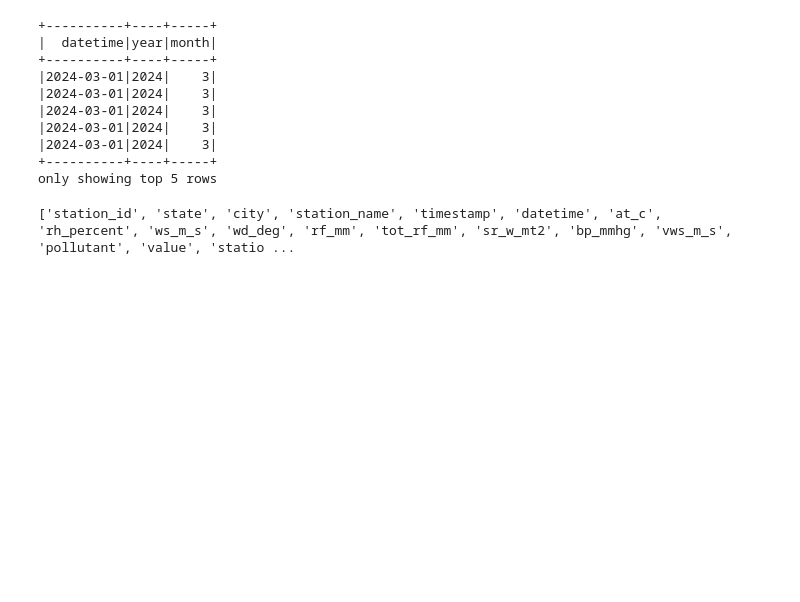
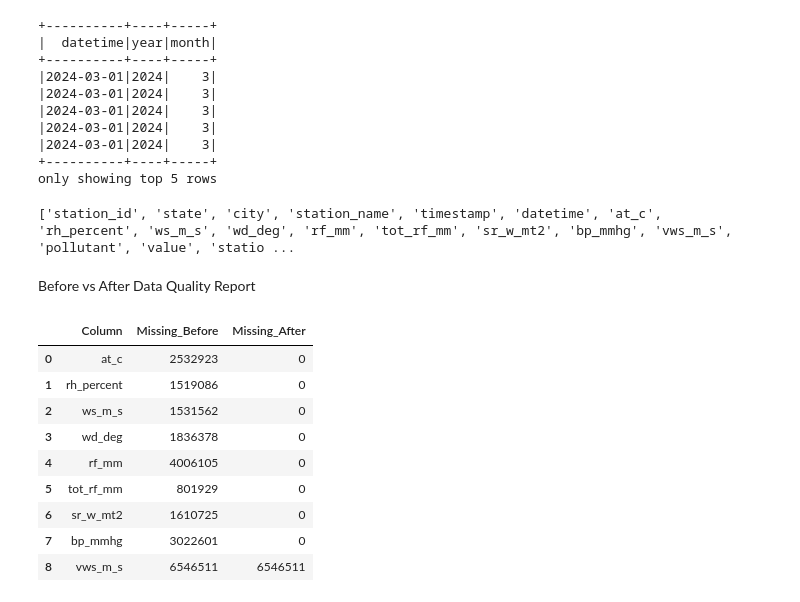
Before and after one commit to anubhavkumar-iit/DATA-ENGINEERING-PROJECT, a Jupyter notebook: DEM_Project_Milestone3 haha/notebooks/Team5_Milestone3_Batch_Transformation.ipynb, the cells around one changed output. Saved outputs shown, nothing was run; the diff lists cells and outputs as text; code cells hidden in the pictures; blank space fills up the shorter version.

```diff
--- a/DEM_Project_Milestone3 haha/notebooks/Team5_Milestone3_Batch_Transformation.ipynb
+++ b/DEM_Project_Milestone3 haha/notebooks/Team5_Milestone3_Batch_Transformation.ipynb
@@ -249,3 +249,60 @@ clean_df.write \
 print(clean_df.columns)
 # %% [output]
 ['station_id', 'state', 'city', 'station_name', 'timestamp', 'datetime', 'at_c', 'rh_percent', 'ws_m_s', 'wd_deg', 'rf_mm', 'tot_rf_mm', 'sr_w_mt2', 'bp_mmhg', 'vws_m_s', 'pollutant', 'value', 'statio ...
+# %% [markdown]
+ Before vs After Data Quality Report
+# %%
+from pyspark.sql.functions import col, when, count
+import pandas as pd
+
+# Before cleaning counts (from profiling)
+before_missing = {
+    "at_c":2532923,
+    "rh_percent":1519086,
+    "ws_m_s":1531562,
+    "wd_deg":1836378,
+    "rf_mm":4006105,
+    "tot_rf_mm":801929,
+    "sr_w_mt2":1610725,
+    "bp_mmhg":3022601,
+    "vws_m_s":6546511
+}
+
+# After cleaning counts
+after_missing = clean_df.select([
+    count(
+        when(col(c).isNull(), c)
+    ).alias(c)
+    for c in before_missing.keys()
+]).toPandas()
+
+report_data = []
+
+for column in before_missing:
+    report_data.append([
+        column,
+        before_missing[column],
+        int(after_missing[column][0])
+    ])
+
+quality_report = pd.DataFrame(
+    report_data,
+    columns=[
+        "Column",
+        "Missing_Before",
+        "Missing_After"
+    ]
+)
+
+quality_report
+# %% [output]
+|  | Column | Missing_Before | Missing_After |
+| 0 | at_c | 2532923 | 0 |
+| 1 | rh_percent | 1519086 | 0 |
+| 2 | ws_m_s | 1531562 | 0 |
+| 3 | wd_deg | 1836378 | 0 |
+| 4 | rf_mm | 4006105 | 0 |
+| 5 | tot_rf_mm | 801929 | 0 |
+| 6 | sr_w_mt2 | 1610725 | 0 |
+| 7 | bp_mmhg | 3022601 | 0 |
+| 8 | vws_m_s | 6546511 | 6546511 |
```
Also changed, not shown: parts of 3 cells of this notebook, 1 other file.
